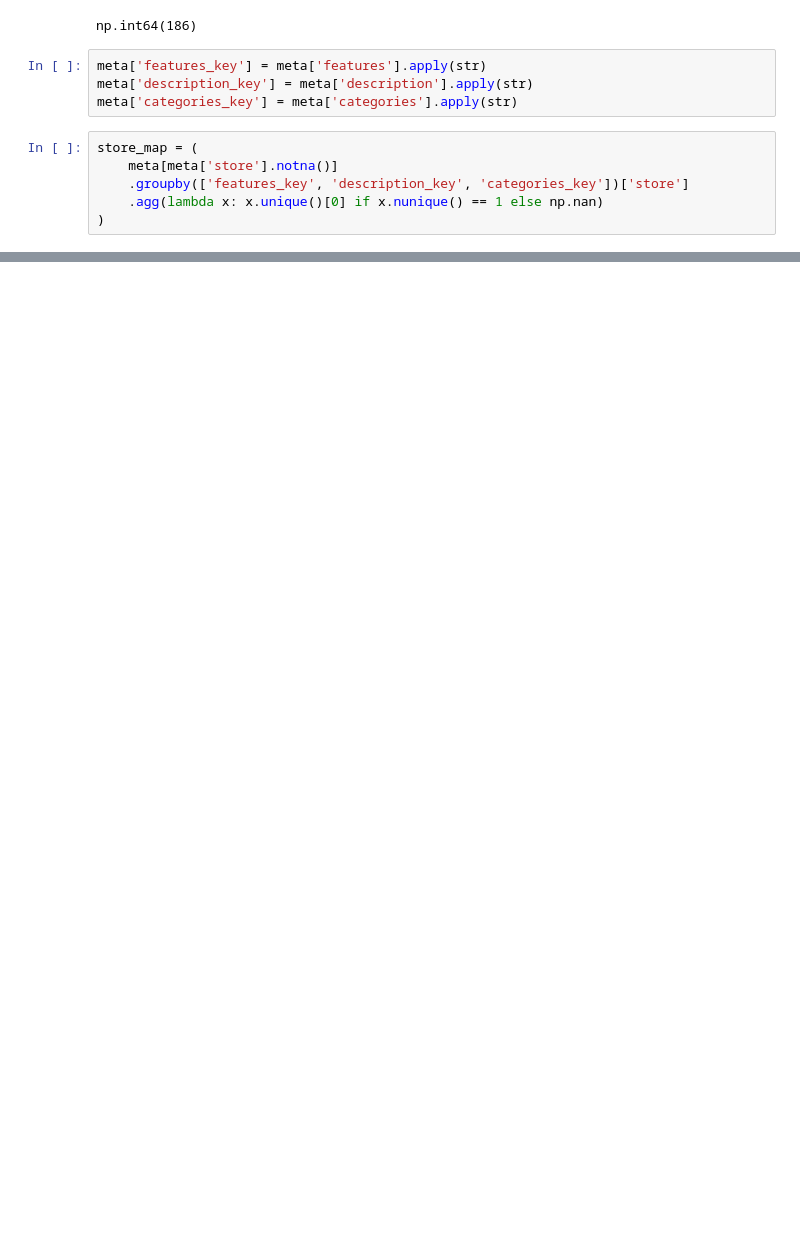
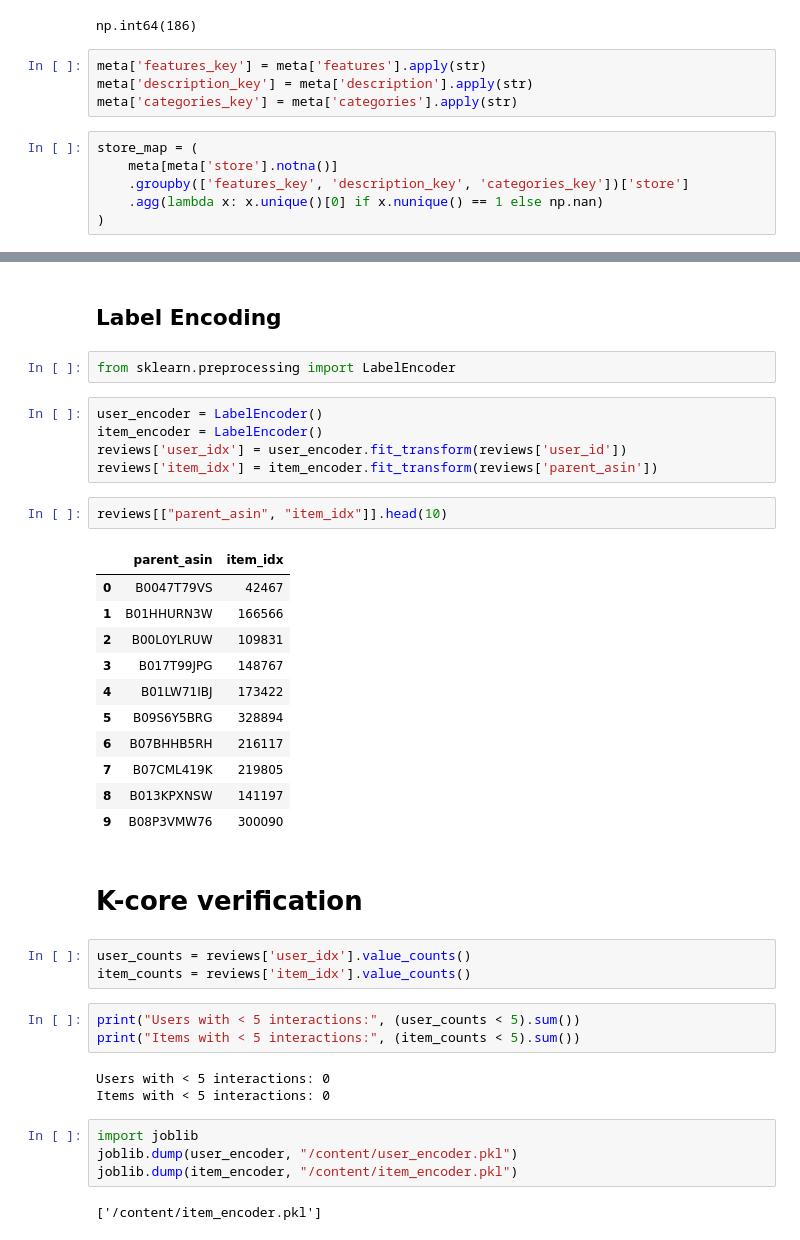
Before and after one commit to satyamkarn100-ctrl/Neural-Recommendation-Personalization-Engine, a Jupyter notebook: 02_preprocessing.ipynb, the cells around one changed output, grey strips where cells are left out. Saved outputs shown, nothing was run; the diff lists cells and outputs as text; blank space fills up the shorter version.

Commit message:
Complete preprocessing validation

```diff
--- a/02_preprocessing.ipynb
+++ b/02_preprocessing.ipynb
@@ -288,0 +241,40 @@ dtype: int64
+# %% [markdown]
+## **Label Encoding**
+# %%
+from sklearn.preprocessing import LabelEncoder
+# %%
+user_encoder = LabelEncoder()
+item_encoder = LabelEncoder()
+reviews['user_idx'] = user_encoder.fit_transform(reviews['user_id'])
+reviews['item_idx'] = item_encoder.fit_transform(reviews['parent_asin'])
+# %%
+reviews[["parent_asin", "item_idx"]].head(10)
+# %% [output]
+|  | parent_asin | item_idx |
+| 0 | B0047T79VS | 42467 |
+| 1 | B01HHURN3W | 166566 |
+| 2 | B00L0YLRUW | 109831 |
+| 3 | B017T99JPG | 148767 |
+| 4 | B01LW71IBJ | 173422 |
+| 5 | B09S6Y5BRG | 328894 |
+| 6 | B07BHHB5RH | 216117 |
+| 7 | B07CML419K | 219805 |
+| 8 | B013KPXNSW | 141197 |
+| 9 | B08P3VMW76 | 300090 |
+# %% [markdown]
+# **K-core verification**
+# %%
+user_counts = reviews['user_idx'].value_counts()
+item_counts = reviews['item_idx'].value_counts()
+# %%
+print("Users with < 5 interactions:", (user_counts < 5).sum())
+print("Items with < 5 interactions:", (item_counts < 5).sum())
+# %% [output]
+Users with < 5 interactions: 0
+Items with < 5 interactions: 0
+# %%
+import joblib
+joblib.dump(user_encoder, "/content/user_encoder.pkl")
+joblib.dump(item_encoder, "/content/item_encoder.pkl")
+# %% [output]
+['/content/item_encoder.pkl']
```
Also changed, not shown: parts of 17 cells of this notebook.
